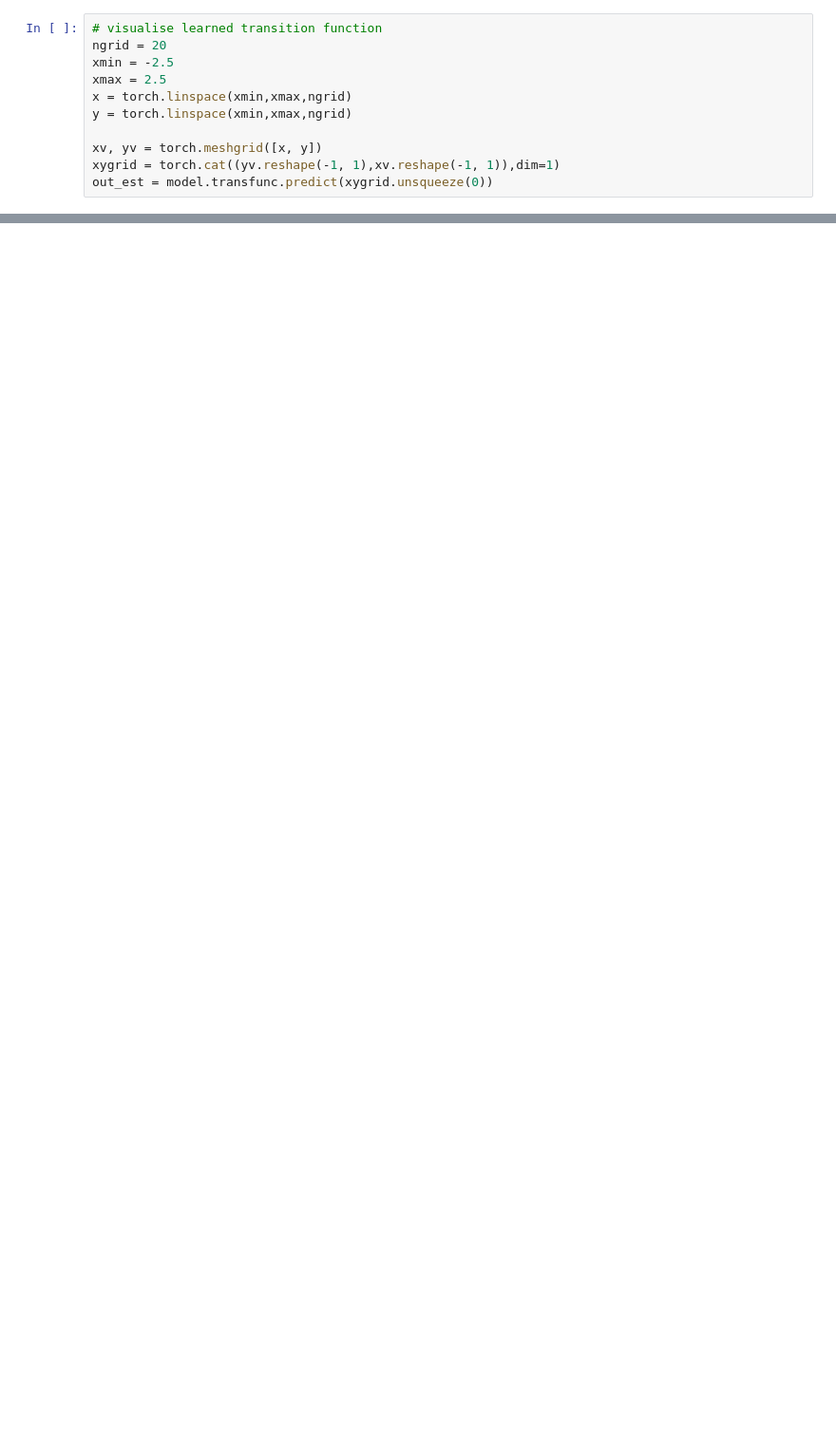
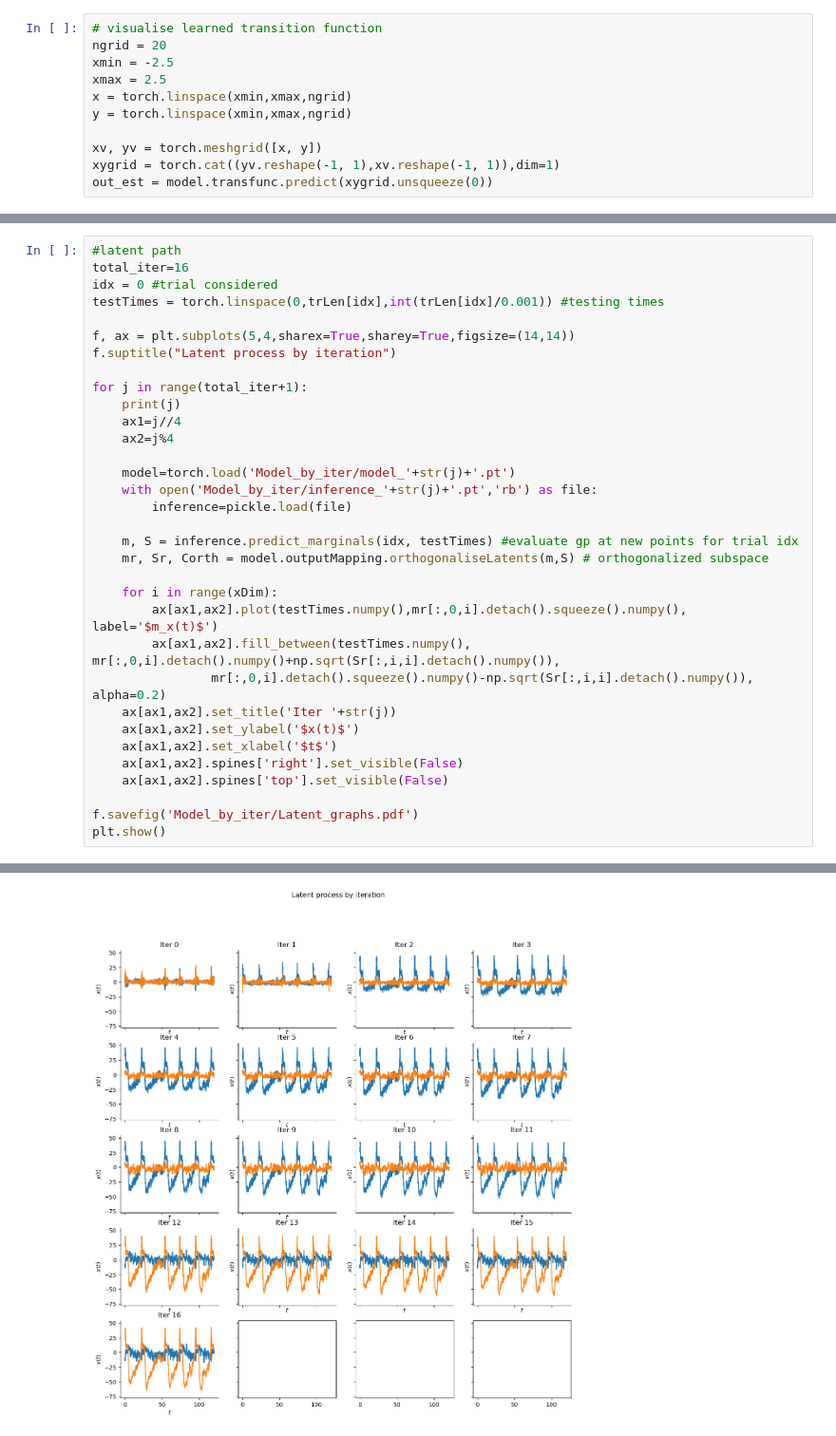
Before and after one commit to osflo/gp-sde, a Jupyter notebook: demos/Spike_Neuron_onData_modelcreation.ipynb, the cells around one changed output, grey strips where cells are left out. Shown at 95% size. Drawn from its saved outputs; the diff is of its cells as text; blank space fills up the shorter version.

```diff
--- a/demos/Spike_Neuron_onData_modelcreation.ipynb
+++ b/demos/Spike_Neuron_onData_modelcreation.ipynb
@@ -286,0 +290,34 @@ plt.show()
+# %%
+#latent path
+total_iter=16
+idx = 0 #trial considered
+testTimes = torch.linspace(0,trLen[idx],int(trLen[idx]/0.001)) #testing times
+
+f, ax = plt.subplots(5,4,sharex=True,sharey=True,figsize=(14,14))
+f.suptitle("Latent process by iteration")
+
+for j in range(total_iter+1):
+    print(j)
+    ax1=j//4
+    ax2=j%4
+
+    model=torch.load('Model_by_iter/model_'+str(j)+'.pt')
+    with open('Model_by_iter/inference_'+str(j)+'.pt','rb') as file:
+        inference=pickle.load(file)
+
+    m, S = inference.predict_marginals(idx, testTimes) #evaluate gp at new points for trial idx
+    mr, Sr, Corth = model.outputMapping.orthogonaliseLatents(m,S) # orthogonalized subspace
+
+    for i in range(xDim):
+        ax[ax1,ax2].plot(testTimes.numpy(),mr[:,0,i].detach().squeeze().numpy(), label='$m_x(t)$')
+        ax[ax1,ax2].fill_between(testTimes.numpy(), mr[:,0,i].detach().numpy()+np.sqrt(Sr[:,i,i].detach().numpy()),
+                mr[:,0,i].detach().squeeze().numpy()-np.sqrt(Sr[:,i,i].detach().numpy()), alpha=0.2)
+    ax[ax1,ax2].set_title('Iter '+str(j))
+    ax[ax1,ax2].set_ylabel('$x(t)$')
+    ax[ax1,ax2].set_xlabel('$t$')
+    ax[ax1,ax2].spines['right'].set_visible(False)
+    ax[ax1,ax2].spines['top'].set_visible(False)
+
+f.savefig('Model_by_iter/Latent_graphs.pdf')
+plt.show()
+# %% [output]
@@ -286,0 +341 @@ plt.show()
+[figure, added]
```
Also changed, not shown: parts of 9 cells of this notebook, 57 other files.
